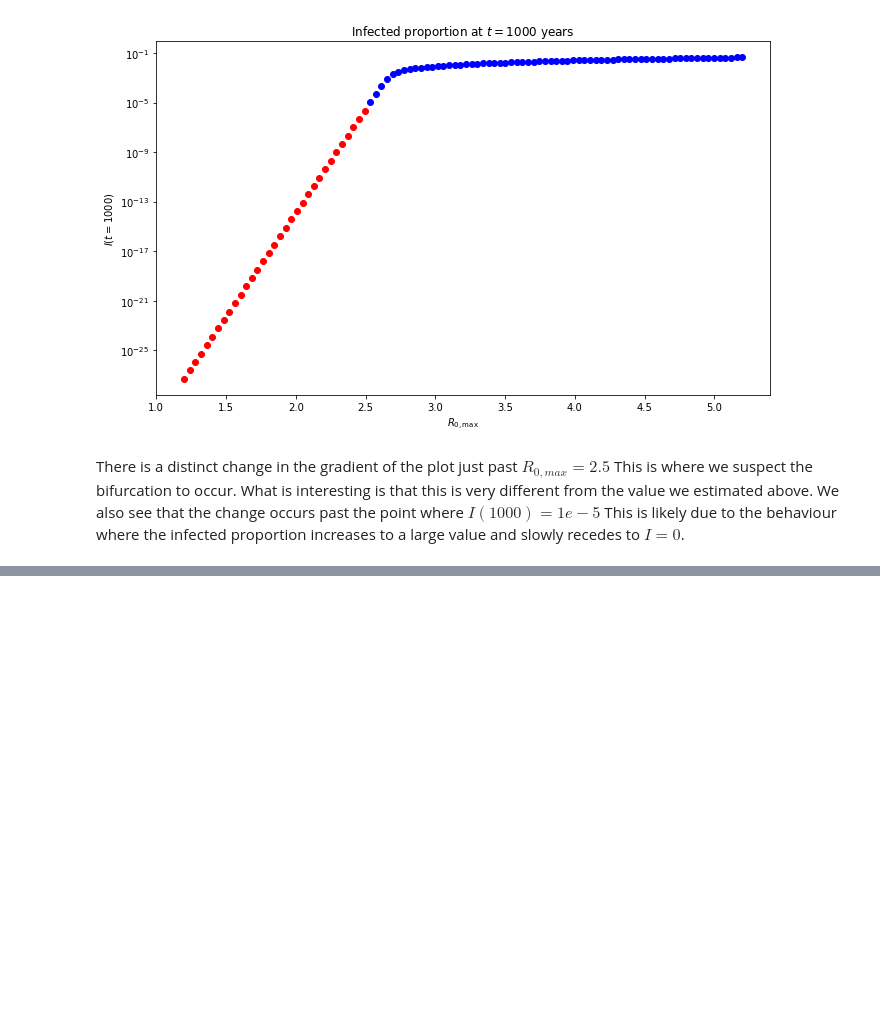
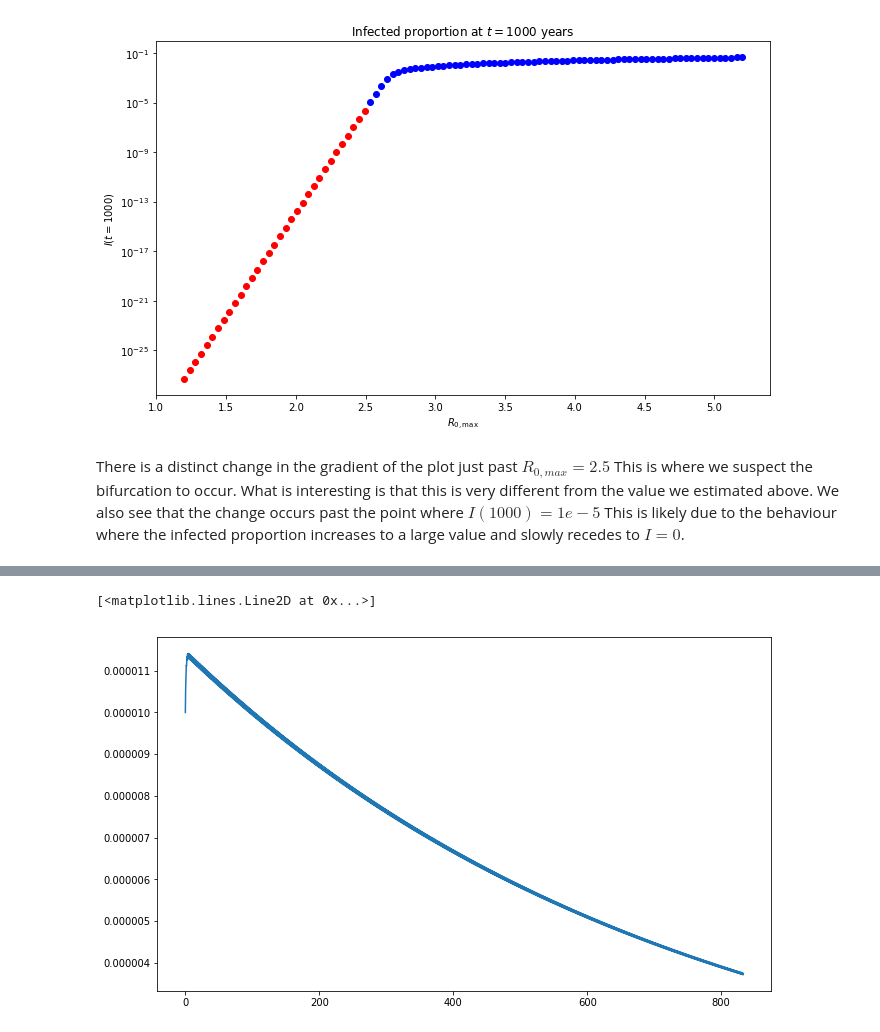
Before and after one commit to dwu402/self-harm, a Jupyter notebook: climate_forward.ipynb, the cells around one changed output, grey strips where cells are left out. Saved outputs shown, nothing was run; the diff lists cells and outputs as text; code cells hidden in the pictures; blank space fills up the shorter version.

Commit message:
Continue climate/flu forward model analysis

```diff
--- a/climate_forward.ipynb
+++ b/climate_forward.ipynb
@@ -10,8 +10,11 @@ reload(climate);
 # %%
 # %matplotlib notebook
 # plt.rcParams['figure.figsize'] = [9.75, 6]
+# plt.rcParams['figure.max_open_warning'] = -1
+
+%matplotlib inline
 plt.rcParams['figure.figsize'] = [11, 6.5]
-plt.rcParams['figure.max_open_warning'] = -1
+plt.rcParams['figure.max_open_warning'] = 20
 # %% [markdown]
 ## Base Assumptions
 
@@ -573,0 +585,15 @@ There is a distinct change in the gradient of the plot just past $R_{0,max} = 2.
+# %%
+# using the parameters above, but with R_0,min and R_0,max as [1.1, 2.5]
+
+# Creating the data
+def data_model(t, y):
+    return climate.model(t, y, [0.01, 0.9, 1.1, 2.5, 0.99, 0.6, 180], [0,0])
+sol_true = integrate.solve_ivp(data_model, [0, 10000],
+                                  [1-infected_fraction, infected_fraction, 0, climate.Q0, 0],
+                                  max_step=1/12, dense_output=True)
+# %%
+plt.figure()
+plt.plot(sol_true.t[:100*100], sol_true.y.T[:100*100, 1])
+# %% [output]
+[<matplotlib.lines.Line2D at 0x...>]
+[figure, added]
```
Also changed, not shown: parts of 17 cells of this notebook.
